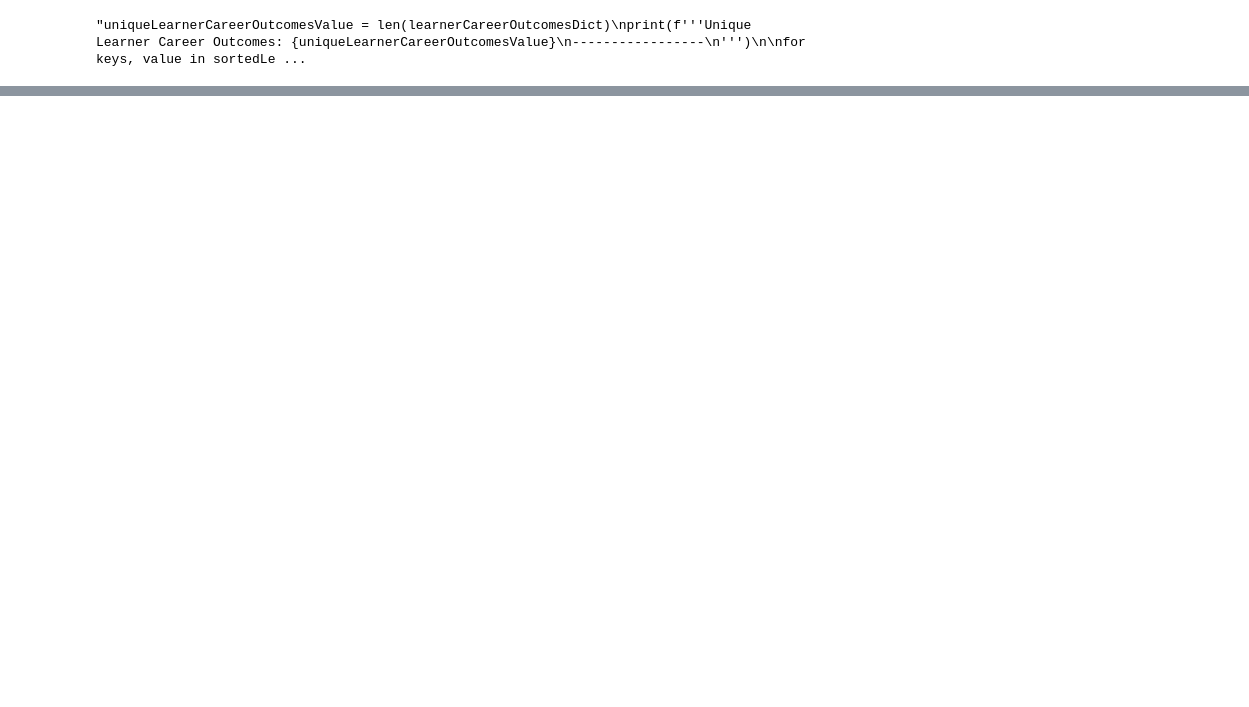
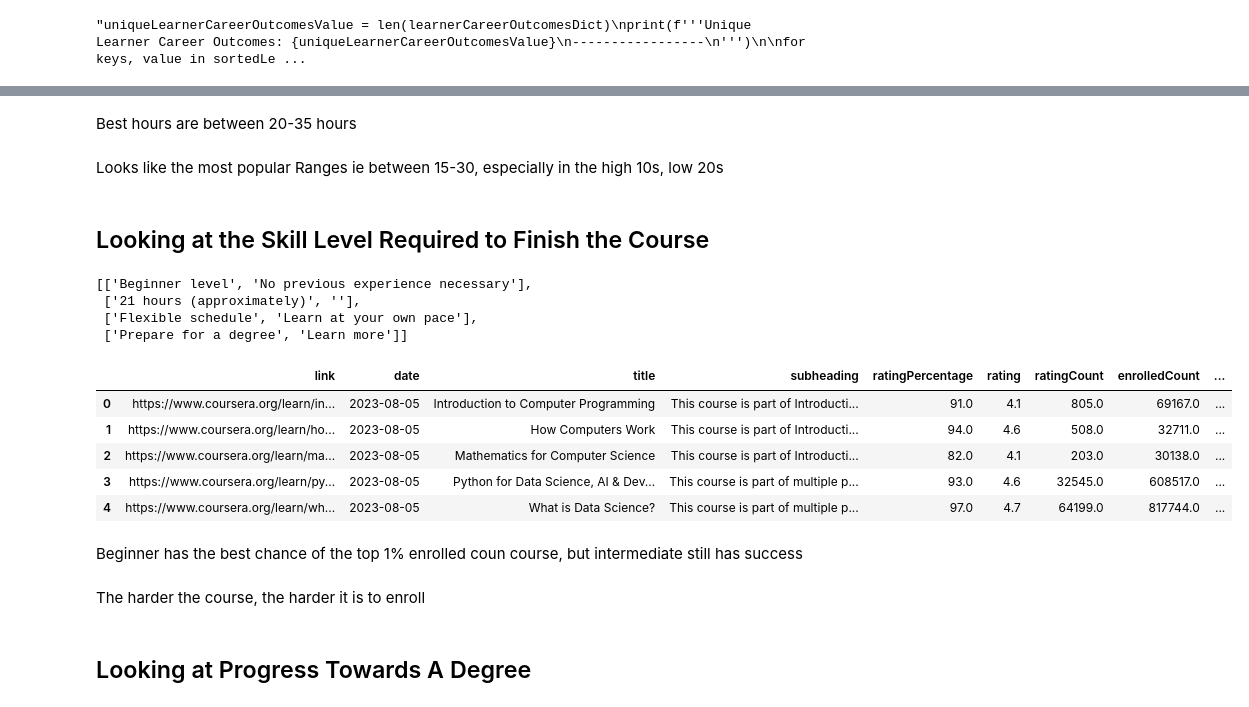
Before and after one commit to danielachacon/coursera, a Jupyter notebook: courserav2.ipynb, the cells around one changed output, grey strips where cells are left out. Drawn from its saved outputs; the diff is of its cells as text; code cells hidden in the pictures; blank space fills up the shorter version.

```diff
--- a/courserav2.ipynb
+++ b/courserav2.ipynb
@@ -214,0 +397,2 @@ fig.show()
+# %%
+coursera["ratingFraction"] = coursera['ratingCount'] / coursera['enrolledCount']
@@ -214,0 +599,21 @@ fig.show()
+# %%
+import re
+
+hoursToComplete = []
+check = False
+
+for array in coursera['productGlance']:
+    check = False
+    for array2 in array:
+        for element in array2:
+            if "hour" in element:
+                hoursToComplete.append(re.sub(r'\D', '', element))
+                check = True
+                break
+        if check == True:
+            break
+    if check == False:
+        hoursToComplete.append(None)
+# %%
+coursera['hoursToComplete'] = hoursToComplete
+coursera["hoursToComplete"] = pd.to_numeric(coursera["hoursToComplete"])
@@ -214,0 +627,39 @@ fig.show()
+# %% [markdown]
+Best hours are between 20-35 hours
+# %% [markdown]
+Looks like the most popular Ranges ie between 15-30, especially in the high 10s, low 20s
+# %% [markdown]
+## Looking at the Skill Level Required to Finish the Course
+# %%
+coursera['productGlance'][0]
+# %% [output]
+[['Beginner level', 'No previous experience necessary'],
+ ['21 hours (approximately)', ''],
+ ['Flexible schedule', 'Learn at your own pace'],
+ ['Prepare for a degree', 'Learn more']]
+# %%
+check = False
+experienceLevel = []
+
+for array in coursera['productGlance']:
+    check = False
+    for array2 in array:
+        for element in array2:
+            if "level" in element:
+                experienceLevel.append(element)
+                check = True
+                break
+        if check == True:
+            break
+    if check == False:
+        experienceLevel.append(None)
+# %%
+coursera['experienceLevel'] = experienceLevel
+coursera.head()
+# %% [output]
+|  | link | date | title | subheading | ratingPercentage | rating | ratingCount | enrolledCount | ... |
+| 0 | https://www.coursera.org/learn/in... | 2023-08-05 | Introduction to Computer Programming | This course is part of Introducti... | 91.0 | 4.1 | 805.0 | 69167.0 | ... |
+| 1 | https://www.coursera.org/learn/ho... | 2023-08-05 | How Computers Work | This course is part of Introducti... | 94.0 | 4.6 | 508.0 | 32711.0 | ... |
+| 2 | https://www.coursera.org/learn/ma... | 2023-08-05 | Mathematics for Computer Science | This course is part of Introducti... | 82.0 | 4.1 | 203.0 | 30138.0 | ... |
+| 3 | https://www.coursera.org/learn/py... | 2023-08-05 | Python for Data Science, AI & Dev... | This course is part of multiple p... | 93.0 | 4.6 | 32545.0 | 608517.0 | ... |
+| 4 | https://www.coursera.org/learn/wh... | 2023-08-05 | What is Data Science? | This course is part of multiple p... | 97.0 | 4.7 | 64199.0 | 817744.0 | ... |
@@ -214,0 +669,6 @@ fig.show()
+# %% [markdown]
+Beginner has the best chance of the top 1% enrolled coun course, but intermediate still has success
+# %% [markdown]
+The harder the course, the harder it is to enroll
+# %% [markdown]
+## Looking at Progress Towards A Degree
```
Also changed, not shown: parts of 149 cells of this notebook.
